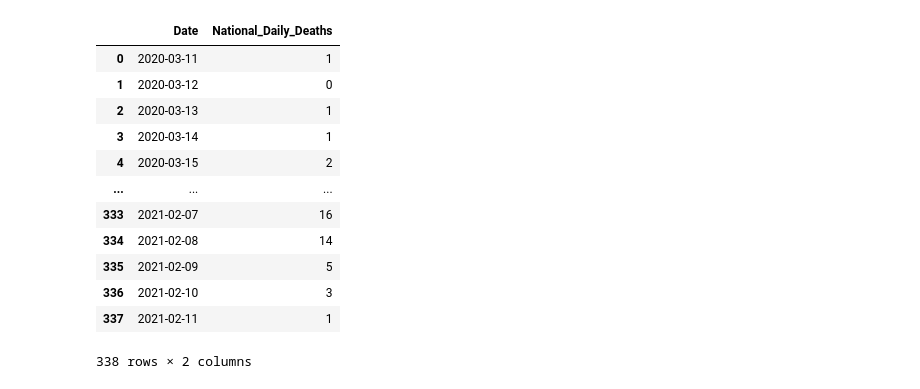
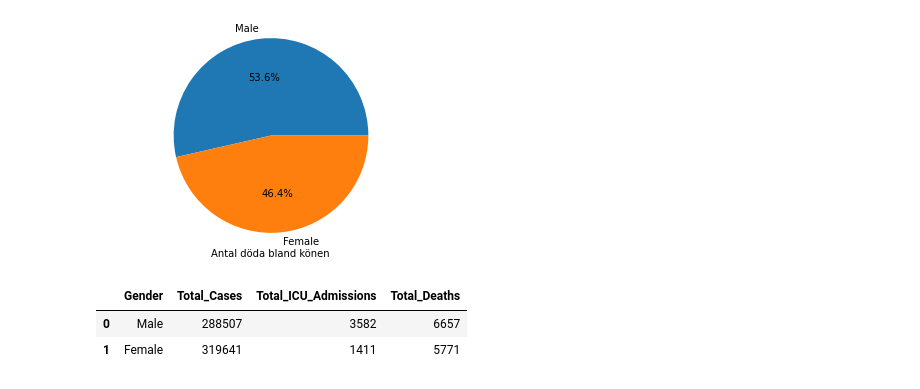
Before and after one commit to Limpan0305/linus_sundsten_TE19C, a Jupyter notebook: Programmering1/Dataanalysprojekt/projekt.ipynb, the cells around one changed output. Drawn from its saved outputs; the diff is of its cells as text; code cells hidden in the pictures.

```diff
--- a/Programmering1/Dataanalysprojekt/projekt.ipynb
+++ b/Programmering1/Dataanalysprojekt/projekt.ipynb
@@ -1,21 +15,26 @@
+# %%
+import pandas as pd
+import matplotlib.pyplot as plt
+
+df = pd.read_csv("Gender_Data.csv") #Läser in filen med hjälp av pandas
+kön = df["Gender"]
+döda = df["Total_Deaths"]
+
+
+plt.subplots()
+plt.pie(döda, labels=kön, autopct='%1.1f%%')
+plt.axis('equal')
+plt.xlabel("Antal döda bland könen")
+plt.show()
+# %% [output]
+[figure, added]
 # %%
 import pandas as pd
-import mapplotlib.pyplot as pls
+import matplotlib.pyplot as plt
 
-df = pd.read_csv("National_Daily_Deaths.csv")
-
+df = pd.read_csv("Gender_Data.csv") #Läser in filen med hjälp av pandas
 df
 # %% [output]
-|  | Date | National_Daily_Deaths |
-| 0 | 2020-03-11 | 1 |
-| 1 | 2020-03-12 | 0 |
-| 2 | 2020-03-13 | 1 |
-| 3 | 2020-03-14 | 1 |
-| 4 | 2020-03-15 | 2 |
-| ... | ... | ... |
-| 333 | 2021-02-07 | 16 |
-| 334 | 2021-02-08 | 14 |
-| 335 | 2021-02-09 | 5 |
-| 336 | 2021-02-10 | 3 |
-| 337 | 2021-02-11 | 1 |
+|  | Gender | Total_Cases | Total_ICU_Admissions | Total_Deaths |
+| 0 | Male | 288507 | 3582 | 6657 |
+| 1 | Female | 319641 | 1411 | 5771 |
-338 rows × 2 columns
```
Also changed, not shown: parts of 1 cell of this notebook, 1 other file.
